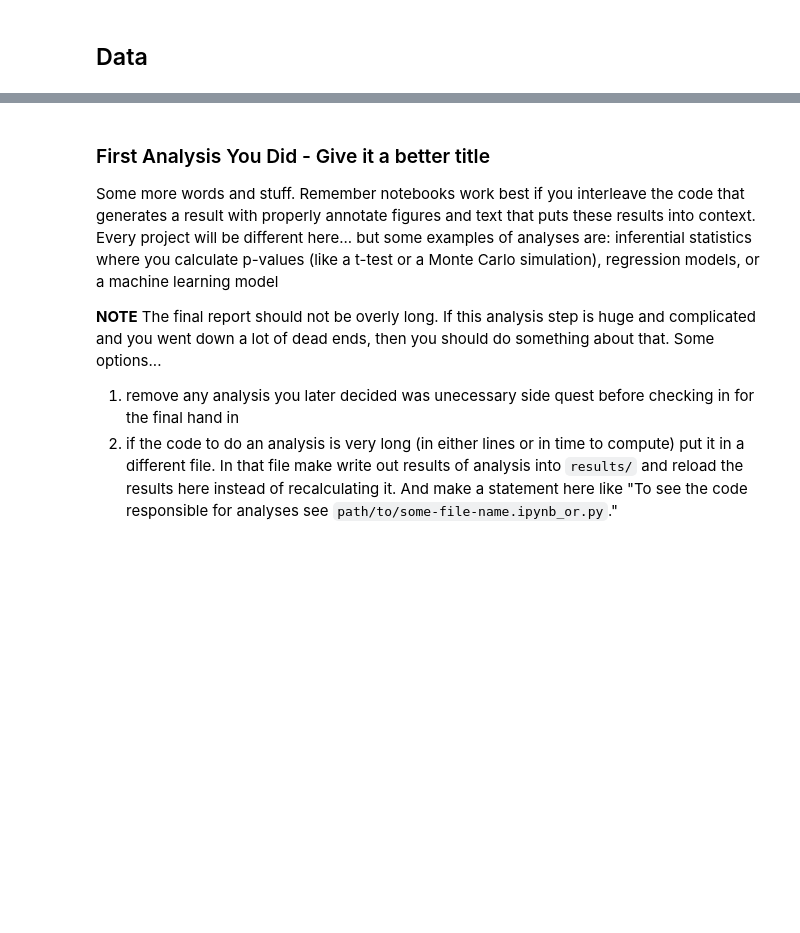
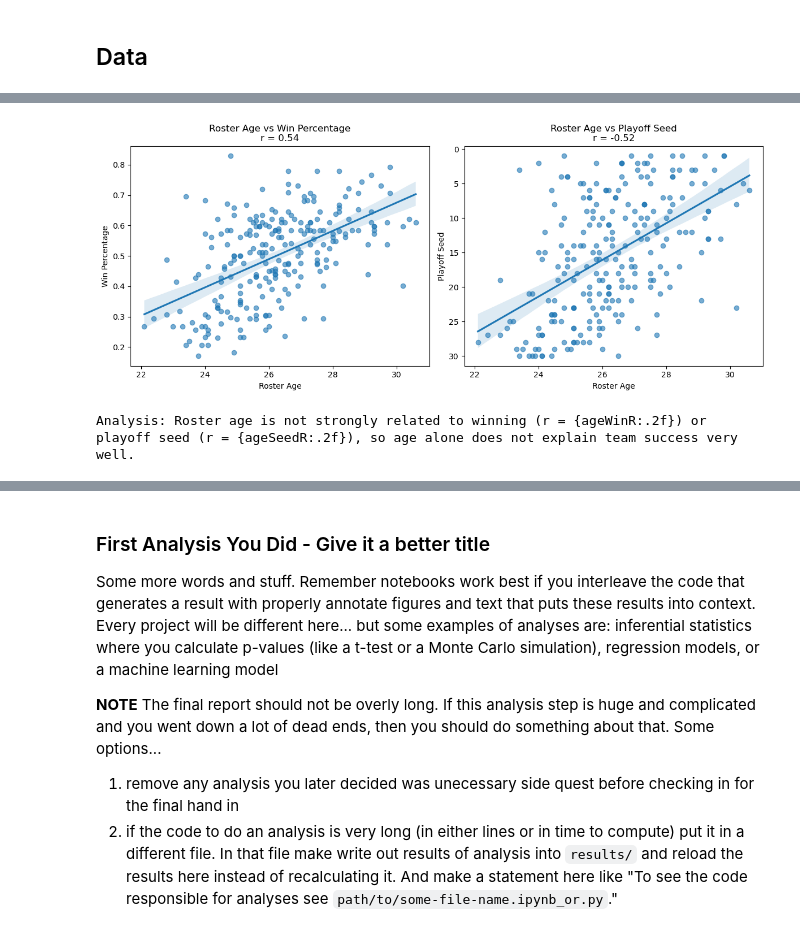
Before and after one commit to COGS108/Group-SP26-082, a Jupyter notebook: 03-FinalProject.ipynb, the cells around one changed output, grey strips where cells are left out. Drawn from its saved outputs; the diff is of its cells as text; code cells hidden in the pictures; blank space fills up the shorter version.

```diff
--- a/03-FinalProject.ipynb
+++ b/03-FinalProject.ipynb
@@ -353,0 +262,24 @@ Instructions: REPLACE the contents of this cell with your work, including any up
+# %%
+# Plot 4: Here's the rosters age compared to win percentage and playoff seed.
+fig, axes = plt.subplots(1, 2, figsize=(12, 5))
+
+sns.regplot(data=df, x="roster_age", y="win_pct", ax=axes[0], scatter_kws={"alpha": 0.6})
+ageWinR, ageWinP = stats.pearsonr(df["roster_age"], df["win_pct"])
+axes[0].set_title(f"Roster Age vs Win Percentage\nr = {ageWinR:.2f}")
+axes[0].set_xlabel("Roster Age")
+axes[0].set_ylabel("Win Percentage")
+
+sns.regplot(data=df, x="roster_age", y="playoff_seed", ax=axes[1], scatter_kws={"alpha": 0.6})
+ageSeedR, ageSeedP = stats.pearsonr(df["roster_age"], df["playoff_seed"])
+axes[1].set_title(f"Roster Age vs Playoff Seed\nr = {ageSeedR:.2f}")
+axes[1].set_xlabel("Roster Age")
+axes[1].set_ylabel("Playoff Seed")
+axes[1].invert_yaxis()
+
+plt.tight_layout()
+plt.show()
+
+print("Analysis: Roster age is not strongly related to winning (r = {ageWinR:.2f}) or playoff seed (r = {ageSeedR:.2f}), so age alone does not explain team success very well.")
+# %% [output]
+[figure, added]
+Analysis: Roster age is not strongly related to winning (r = {ageWinR:.2f}) or playoff seed (r = {ageSeedR:.2f}), so age alone does not explain team success very well.
```
Also changed, not shown: parts of 37 cells of this notebook.
